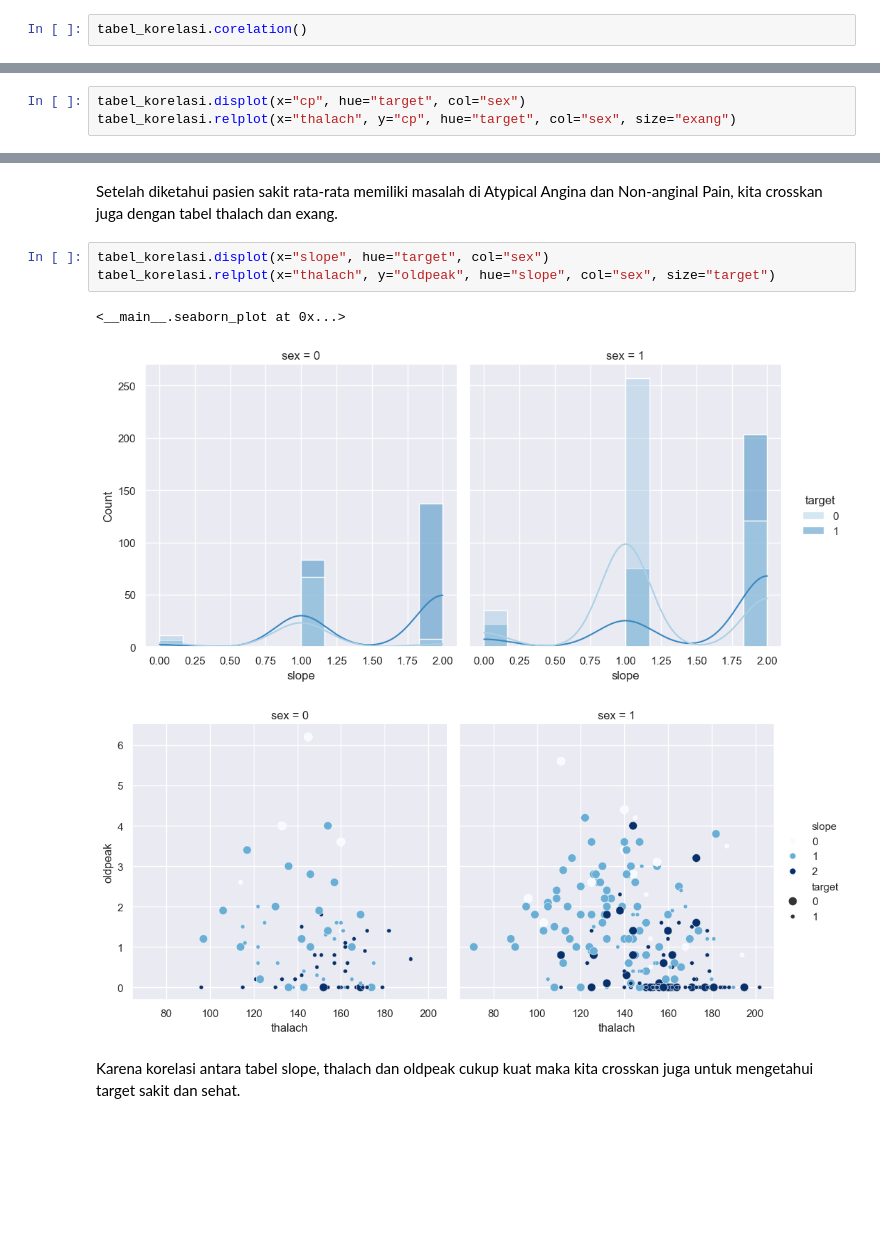
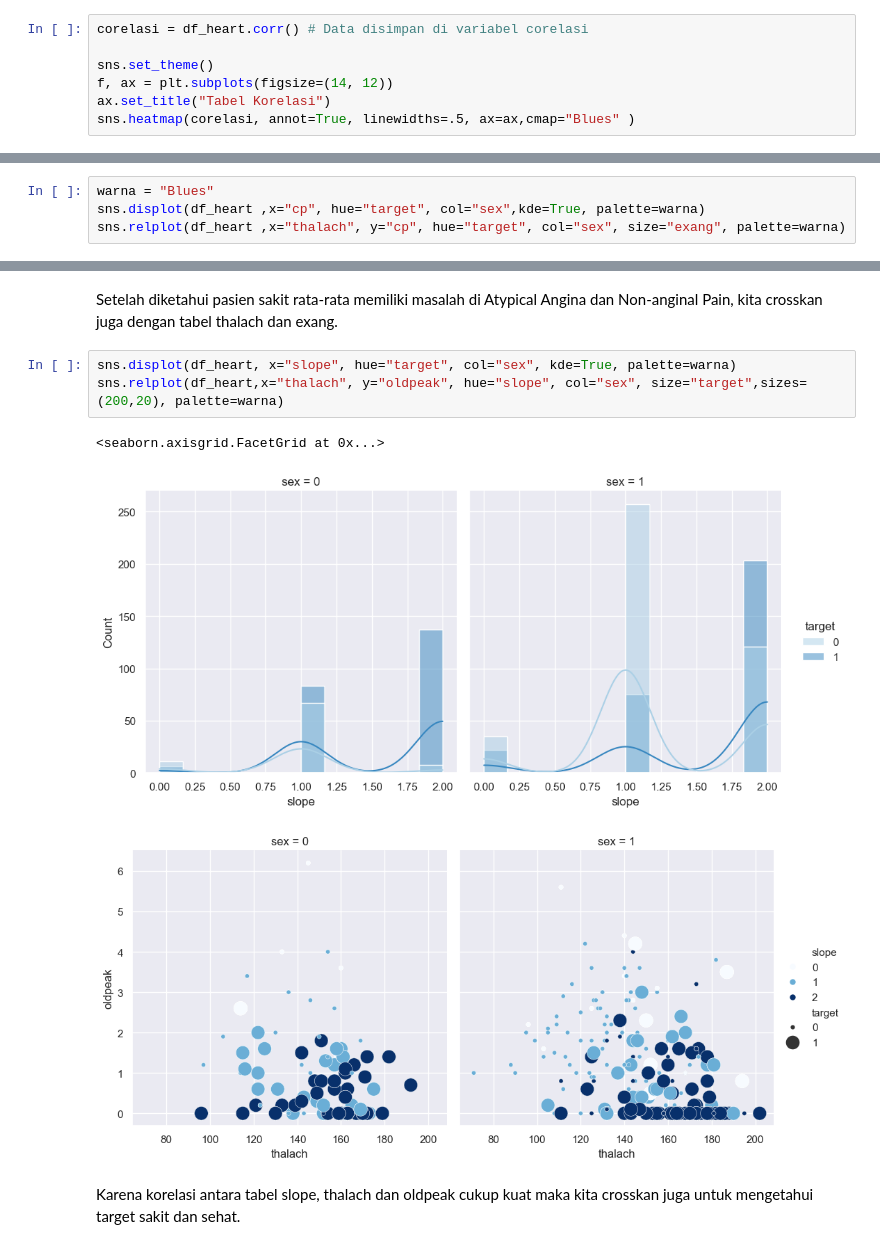
Before and after one commit to arya475/Data-Science, a Jupyter notebook: Project-Data-Science/notebooks/main.ipynb, the cells around one changed output, grey strips where cells are left out. Cells and saved outputs as stored; diff of their text form; blank space fills up the shorter version.

```diff
--- a/Project-Data-Science/notebooks/main.ipynb
+++ b/Project-Data-Science/notebooks/main.ipynb
@@ -122,5 +131,10 @@ tabel_korelasi = seaborn_plot(data=df_heart)
 
 Berisi korelasi data yang harus diperhatikan untuk mentraining dan test AI. Disini terdapat data yang harus diperhatikan karena korelasinya cukup berpengaruh untuk menentukan target yaitu cp, thalach, exang, oldpeak, slope, dan ca.
 # %%
-tabel_korelasi.corelation()
+corelasi = df_heart.corr() # Data disimpan di variabel corelasi
+
+sns.set_theme()
+f, ax = plt.subplots(figsize=(14, 12))
+ax.set_title("Tabel Korelasi")
+sns.heatmap(corelasi, annot=True, linewidths=.5, ax=ax,cmap="Blues" )
 # %% [output]
@@ -141,6 +154,7 @@ tabel_korelasi.relplot(x="thalach", y="cp", col="sex", hue="target", size="slope
 # %% [markdown]
 Pada tabel diatas, ditemukan bahwa rata-rata pasien sakit memiliki thalach(Maximum Heart Rate Achieved) dikisaran 160-180. Kemudian kita crosskan dengan korelasi yang berhubungan dengan thalach. Dimana cp(Atypical Angina, non-anginal pain), slope(flat,downsloping) perlu diperhatikan. Ditemukan juga jumlah pasien laki-laki lebih banyak daripada perempuan, namun perbandingan antara yang sakit dan sehat ditemukan perempuan lebih banyak jadi dapat saya simpulkan pasien perempuan lebih rentan.
 # %%
-tabel_korelasi.displot(x="cp", hue="target", col="sex")
-tabel_korelasi.relplot(x="thalach", y="cp", hue="target", col="sex", size="exang")
+warna = "Blues"
+sns.displot(df_heart ,x="cp", hue="target", col="sex",kde=True, palette=warna)
+sns.relplot(df_heart ,x="thalach", y="cp", hue="target", col="sex", size="exang", palette=warna)
 # %% [output]
@@ -150,12 +164,12 @@ tabel_korelasi.relplot(x="thalach", y="cp", hue="target", col="sex", size="exang
 # %% [markdown]
 Setelah diketahui pasien sakit rata-rata memiliki masalah di Atypical Angina dan Non-anginal Pain, kita crosskan juga dengan tabel thalach dan exang.
 # %%
-tabel_korelasi.displot(x="slope", hue="target", col="sex")
-tabel_korelasi.relplot(x="thalach", y="oldpeak", hue="slope", col="sex", size="target")
+sns.displot(df_heart, x="slope", hue="target", col="sex", kde=True, palette=warna)
+sns.relplot(df_heart,x="thalach", y="oldpeak", hue="slope", col="sex", size="target",sizes=(200,20), palette=warna)
 # %% [output]
-<__main__.seaborn_plot at 0x...>
+<seaborn.axisgrid.FacetGrid at 0x...>
 [figure]
-[figure, old version]
+[figure, new version]
 # %% [markdown]
 Karena korelasi antara tabel slope, thalach dan oldpeak cukup kuat maka kita crosskan juga untuk mengetahui target sakit dan sehat.
 # %%
```
Also changed, not shown: parts of 17 cells of this notebook.
